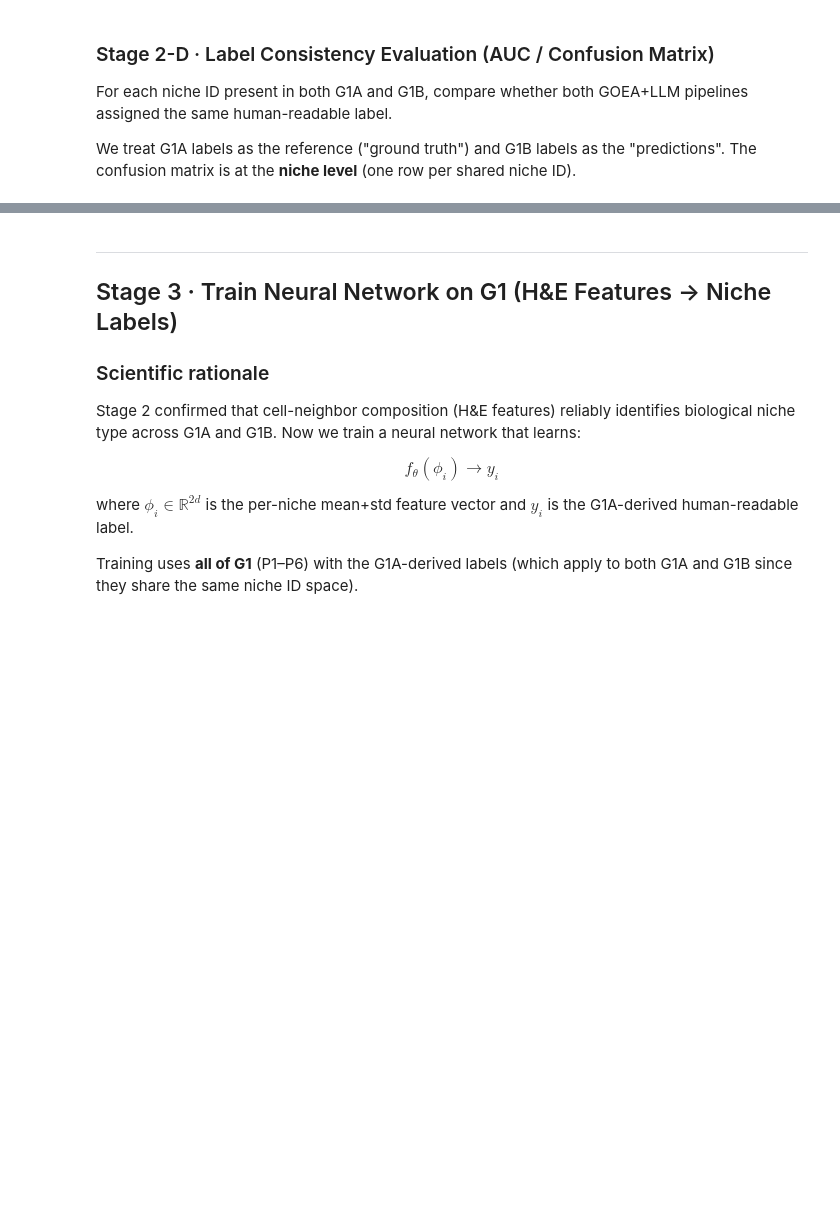
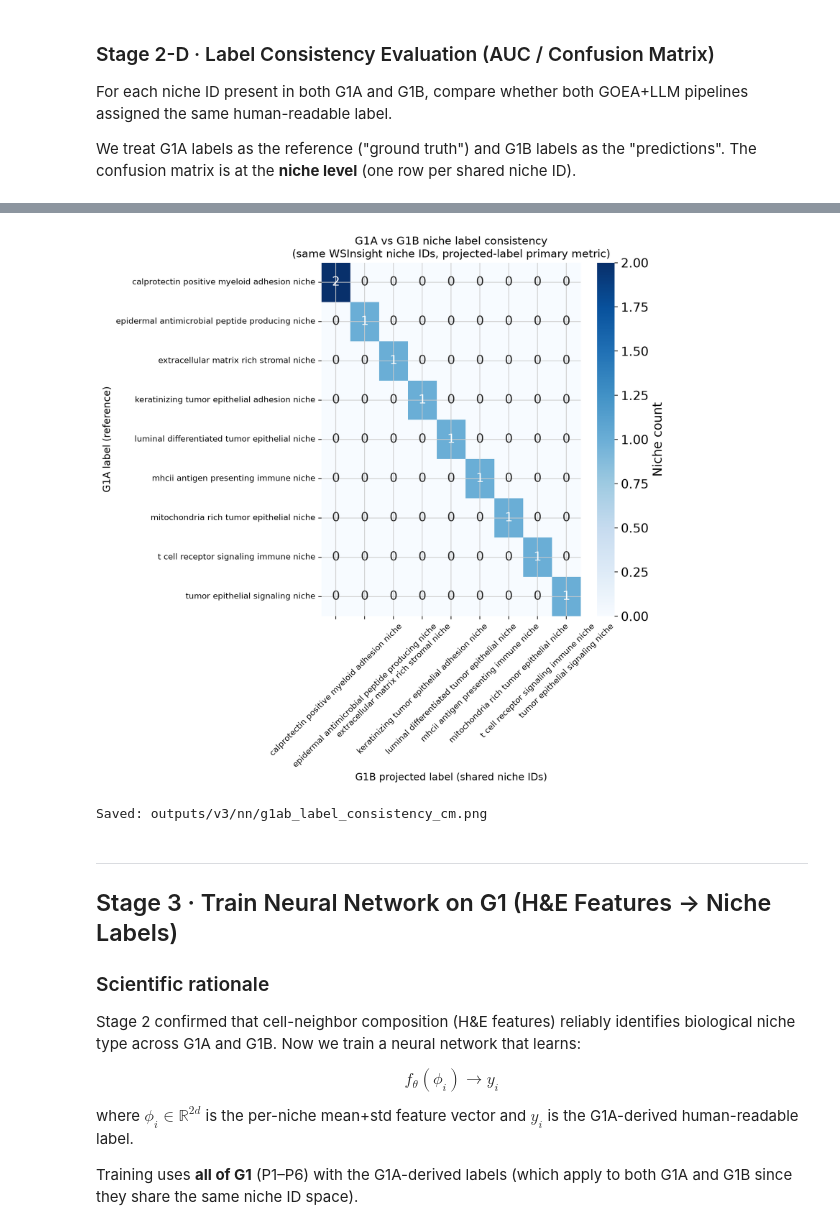
Before and after one commit to huangch/wsinsight, a Jupyter notebook: reference-crosscohort-label-transfer.ipynb, the cells around one changed output, grey strips where cells are left out. Cells and saved outputs as stored; diff of their text form; code cells hidden in the pictures; blank space fills up the shorter version.

```diff
--- a/reference-crosscohort-label-transfer.ipynb
+++ b/reference-crosscohort-label-transfer.ipynb
@@ -776,7 +1195,7 @@ print("Stage 1 — LLM labeling on G1A...")
 llm_client, llm_model = setup_openai_client()
 
 g1a_niche_labels = run_llm_labeling(
-    g1a_goea_sig, g1_niche_cols,
+    g1a_goea_all, g1a_goea_sig, g1_niche_cols, g1a_markers_filt,
     CFG["outdir_g1a"], "G1A",
     llm_client, llm_model,
 )
@@ -838,49 +1366,83 @@ We treat G1A labels as the reference ("ground truth") and G1B labels as the "pre
 The confusion matrix is at the **niche level** (one row per shared niche ID).
 # %%
 # Stage 2-D: Label consistency evaluation between G1A and G1B.
-# This confirms that the same niche ID receives the same biological interpretation
-# when derived from two completely independent Xenium experiments.
+# Primary metric uses niche-group projection (shared WSInsight niche IDs).
+# Secondary metric reports independent G1B LLM agreement for diagnosis.
+
+# Normalize G1B table schema in case this cell is run standalone.
+if "niche_label_projected" not in g1b_niche_labels.columns:
+    g1a_label_map = dict(
+        zip(
+            g1a_niche_labels["niche_group"].astype(str).str.strip(),
+            g1a_niche_labels["niche_label"].astype(str).str.strip(),
+        )
+    )
+    g1b_niche_labels = g1b_niche_labels.copy()
+    g1b_niche_labels["niche_group"] = g1b_niche_labels["niche_group"].astype(str).str.strip()
+    g1b_niche_labels["niche_label_projected"] = g1b_niche_labels["niche_group"].map(g1a_label_map)
+
+if "niche_label_independent" not in g1b_niche_labels.columns:
+    g1b_niche_labels = g1b_niche_labels.copy()
+    g1b_niche_labels["niche_label_independent"] = g1b_niche_labels["niche_label"].astype(str)
 
 # Merge on niche_group (shared niche IDs).
 consistency_df = g1a_niche_labels[["niche_group", "niche_label"]].rename(
     columns={"niche_label": "label_g1a"}
 ).merge(
-    g1b_niche_labels[["niche_group", "niche_label"]].rename(
-        columns={"niche_label": "label_g1b"}
+    g1b_niche_labels[["niche_group", "niche_label_projected", "niche_label_independent"]].rename(
+        columns={
+            "niche_label_projected": "label_g1b_projected",
+            "niche_label_independent": "label_g1b_independent",
+        }
     ),
     on="niche_group", how="inner",
 )
 
-# Mark exact label agreement.
-consistency_df["exact_match"] = consistency_df["label_g1a"] == consistency_df["label_g1b"]
+# Canonicalize all label columns.
+consistency_df["label_g1a"] = harmonize_label_series(consistency_df["label_g1a"].fillna(""))
+consistency_df["label_g1b_projected"] = harmonize_label_series(consistency_df["label_g1b_projected"].fillna(""))
+consistency_df["label_g1b_independent"] = harmonize_label_series(consistency_df["label_g1b_independent"].fillna(""))
+
+# Keep backward-compatible column names used by downstream scripts.
+consistency_df["label_g1b"] = consistency_df["label_g1b_projected"]
+
+# Primary/secondary agreement flags.
+consistency_df["exact_match_projected"] = consistency_df["label_g1a"] == consistency_df["label_g1b_projected"]
+consistency_df["exact_match_independent"] = consistency_df["label_g1a"] == consistency_df["label_g1b_independent"]
+consistency_df["exact_match"] = consistency_df["exact_match_projected"]
 
 n_shared = len(consistency_df)
-n_match  = int(consistency_df["exact_match"].sum())
-agree_rate = n_match / max(n_shared, 1)
+n_match_projected = int(consistency_df["exact_match_projected"].sum())
+n_match_independent = int(consistency_df["exact_match_independent"].sum())
+agree_rate_projected = n_match_projected / max(n_shared, 1)
+agree_rate_independent = n_match_independent / max(n_shared, 1)
 
 print(f"Shared niche IDs : {n_shared}")
-print(f"Exact matches    : {n_match}")
-print(f"Agreement rate   : {agree_rate:.2%}")
+print(f"Projected exact matches   (primary): {n_match_projected}/{n_shared}  ({agree_rate_projected:.2%})")
+print(f"Independent exact matches (diagnose): {n_match_independent}/{n_shared}  ({agree_rate_independent:.2%})")
 print()
-print(consistency_df.to_string(index=False))
+print(consistency_df[[
+    "niche_group", "label_g1a", "label_g1b_projected", "label_g1b_independent",
+    "exact_match_projected", "exact_match_independent"
+]].to_string(index=False))
 
 # Save consistency table.
 consistency_df.to_csv(CFG["nn_dir"] / "g1ab_label_consistency.csv", index=False)
 
-# Confusion matrix at niche level (rows = G1A label, columns = G1B label).
+# Confusion matrix for primary projected labels (rows = G1A label, cols = G1B projected label).
 if n_shared >= 2:
-    all_labels_for_cm = sorted(set(consistency_df["label_g1a"]) | set(consistency_df["label_g1b"]))
-    cm = confusion_matrix(consistency_df["label_g1a"], consistency_df["label_g1b"],
+    all_labels_for_cm = sorted(set(consistency_df["label_g1a"]) | set(consistency_df["label_g1b_projected"]))
+    cm = confusion_matrix(consistency_df["label_g1a"], consistency_df["label_g1b_projected"],
                           labels=all_labels_for_cm)
     cm_df = pd.DataFrame(cm, index=all_labels_for_cm, columns=all_labels_for_cm)
 
     fig, ax = plt.subplots(figsize=(max(6, len(all_labels_for_cm)), max(5, len(all_labels_for_cm))))
     sns.heatmap(cm_df, annot=True, fmt="d", cmap="Blues", ax=ax,
                 cbar_kws={"label": "Niche count"})
-    ax.set_xlabel("G1B label (independent)", fontsize=11)
+    ax.set_xlabel("G1B projected label (shared niche IDs)", fontsize=11)
     ax.set_ylabel("G1A label (reference)", fontsize=11)
     ax.set_title("G1A vs G1B niche label consistency\n"
-                 "(same niche IDs, independent Xenium derivation)", fontsize=12)
+                 "(same WSInsight niche IDs, projected-label primary metric)", fontsize=12)
     ax.tick_params(axis="x", rotation=45, labelsize=9)
     ax.tick_params(axis="y", rotation=0,  labelsize=9)
     fig.tight_layout()
@@ -889,3 +1451,4 @@ if n_shared >= 2:
     print("Saved:", CFG["nn_dir"] / "g1ab_label_consistency_cm.png")
 else:
     print("Too few shared niches to plot confusion matrix.")
+# %% [output]
@@ -892,3 +1470,5 @@ else:
+[figure, added]
+Saved: outputs/v3/nn/g1ab_label_consistency_cm.png
 # %% [markdown]
 ---
 
```
Also changed, not shown: parts of 29 cells of this notebook, 2 other files.
